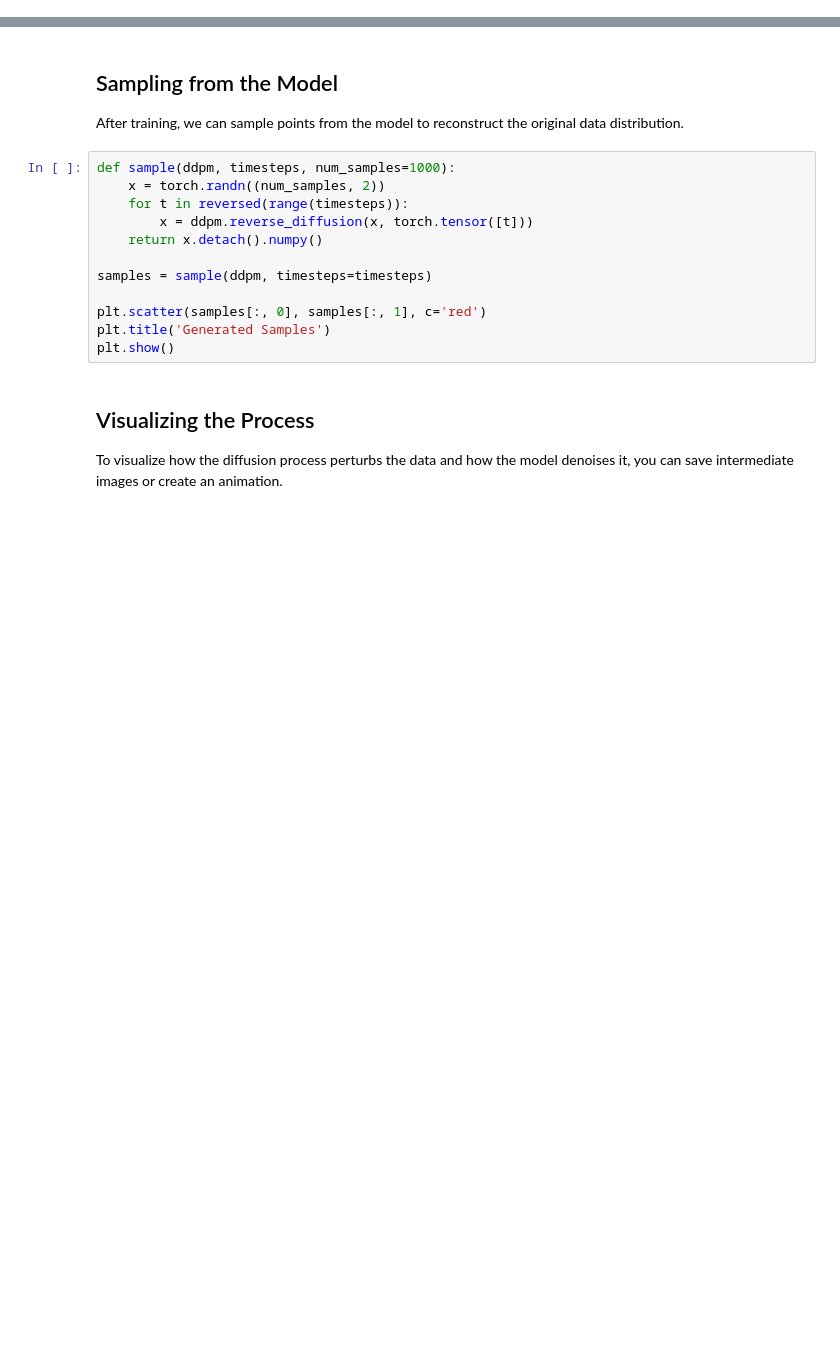
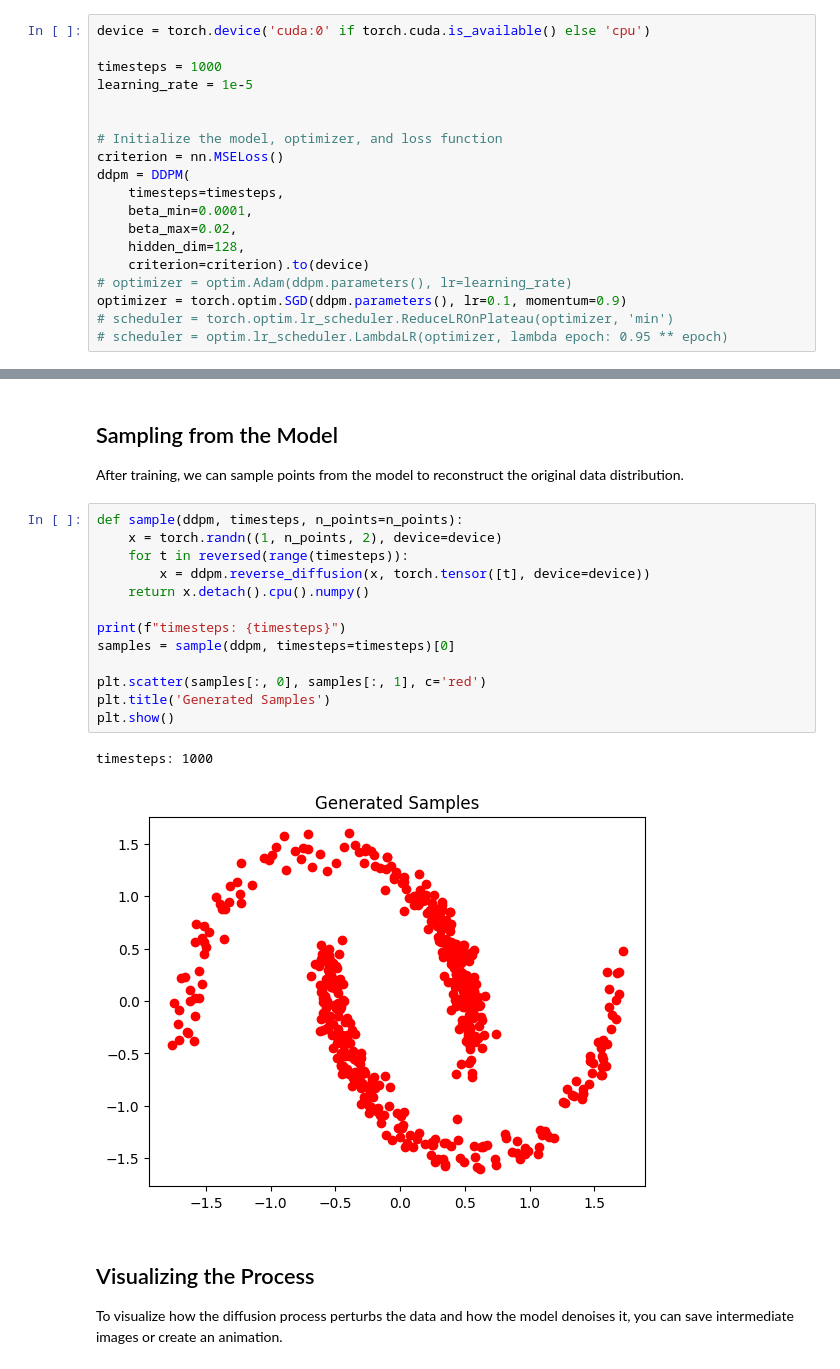
Before and after one commit to afshinbigboy/gm-samples, a Jupyter notebook: ddpm.ipynb, the cells around one changed output, grey strips where cells are left out. Drawn from its saved outputs; the diff is of its cells as text; blank space fills up the shorter version.

```diff
--- a/ddpm.ipynb
+++ b/ddpm.ipynb
@@ -91,0 +120,19 @@ class DDPM(nn.Module):
+# %%
+device = torch.device('cuda:0' if torch.cuda.is_available() else 'cpu')
+
+timesteps = 1000
+learning_rate = 1e-5
+
+
+# Initialize the model, optimizer, and loss function
+criterion = nn.MSELoss()
+ddpm = DDPM(
+    timesteps=timesteps,
+    beta_min=0.0001,
+    beta_max=0.02,
+    hidden_dim=128,
+    criterion=criterion).to(device)
+# optimizer = optim.Adam(ddpm.parameters(), lr=learning_rate)
+optimizer = torch.optim.SGD(ddpm.parameters(), lr=0.1, momentum=0.9)
+# scheduler = torch.optim.lr_scheduler.ReduceLROnPlateau(optimizer, 'min')
+# scheduler = optim.lr_scheduler.LambdaLR(optimizer, lambda epoch: 0.95 ** epoch)
@@ -113,17 +206,21 @@ RuntimeError: The size of tensor a (128) must match the size of tensor b (500) a
 ## Sampling from the Model
 After training, we can sample points from the model to reconstruct the original data distribution.
 # %%
-def sample(ddpm, timesteps, num_samples=1000):
-    x = torch.randn((num_samples, 2))
+def sample(ddpm, timesteps, n_points=n_points):
+    x = torch.randn((1, n_points, 2), device=device)
     for t in reversed(range(timesteps)):
-        x = ddpm.reverse_diffusion(x, torch.tensor([t]))
-    return x.detach().numpy()
+        x = ddpm.reverse_diffusion(x, torch.tensor([t], device=device))
+    return x.detach().cpu().numpy()
 
-samples = sample(ddpm, timesteps=timesteps)
+print(f"timesteps: {timesteps}")
+samples = sample(ddpm, timesteps=timesteps)[0]
 
 plt.scatter(samples[:, 0], samples[:, 1], c='red')
 plt.title('Generated Samples')
 plt.show()
+# %% [output]
+timesteps: 1000
+[figure, added]
 # %% [markdown]
 ## Visualizing the Process
 To visualize how the diffusion process perturbs the data and how the model denoises it, you can save intermediate images or create an animation.
```
Also changed, not shown: parts of 11 cells of this notebook, 5 other files.
